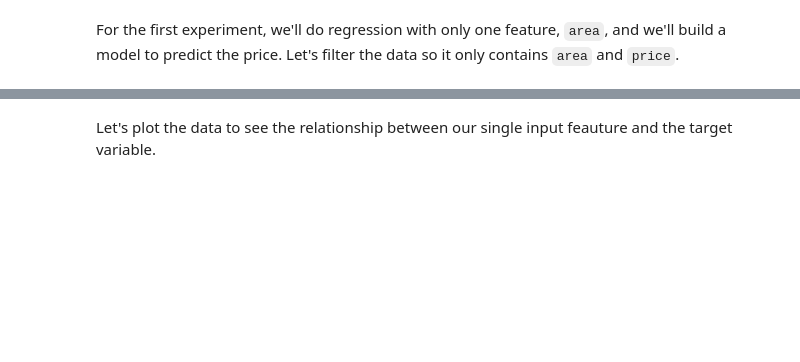
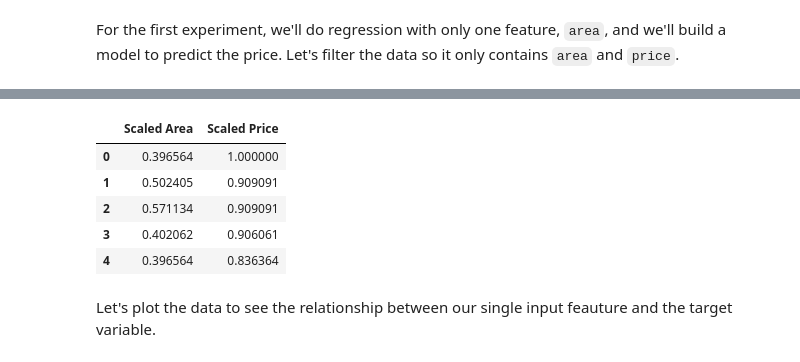
Before and after one commit to Robert35-dll/wikisys_exercise, a Jupyter notebook: 08/LinReg with CrossVal.ipynb, the cells around one changed output, grey strips where cells are left out. Saved outputs shown, nothing was run; the diff lists cells and outputs as text; code cells hidden in the pictures; blank space fills up the shorter version.

```diff
--- a/08/LinReg with CrossVal.ipynb
+++ b/08/LinReg with CrossVal.ipynb
@@ -85,15 +102,22 @@ Nutzen Sie einen geeigneeten `Scaler`, um die beiden Spalten von `df` so zu skal
 <img src="./img/image_df_scaler.png">
 # %%
 # recaling the variables (both)
-df_columns = # your code here
+df_columns = ['Scaled Area', 'Scaled Price']
 
-scaler = # your code here
-df = # your code here
+scaler = MinMaxScaler((0, 1))
+df = scaler.fit_transform(df)
 
 # rename columns (since now its an np array)
 df = pd.DataFrame(df)
 df.columns = df_columns
 df.head()
+# %% [output]
+|  | Scaled Area | Scaled Price |
+| 0 | 0.396564 | 1.000000 |
+| 1 | 0.502405 | 0.909091 |
+| 2 | 0.571134 | 0.909091 |
+| 3 | 0.402062 | 0.906061 |
+| 4 | 0.396564 | 0.836364 |
 # %% [markdown]
 Let's plot the data to see the relationship between our single input feauture and the target variable.
 # %%
```
Also changed, not shown: parts of 18 cells of this notebook.
